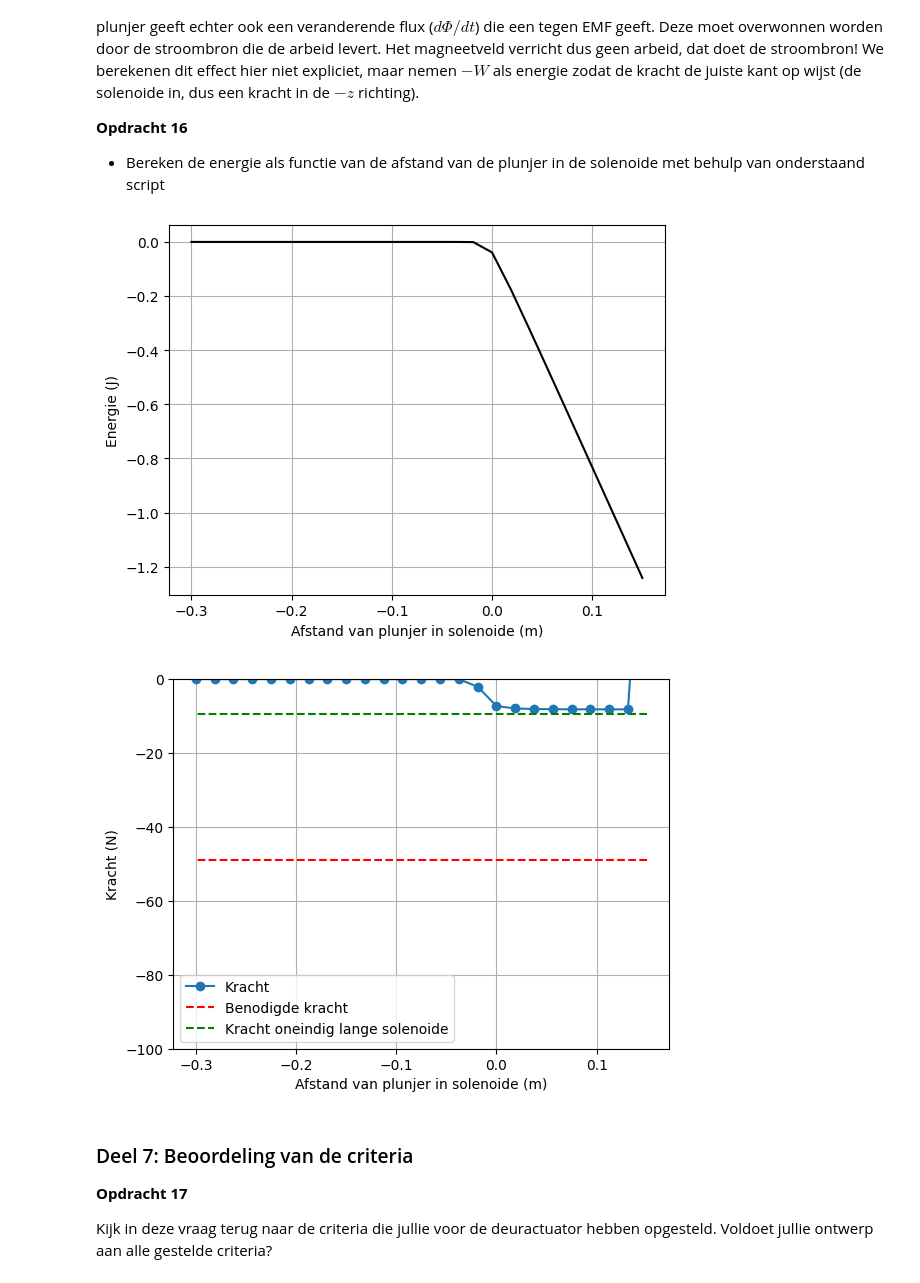
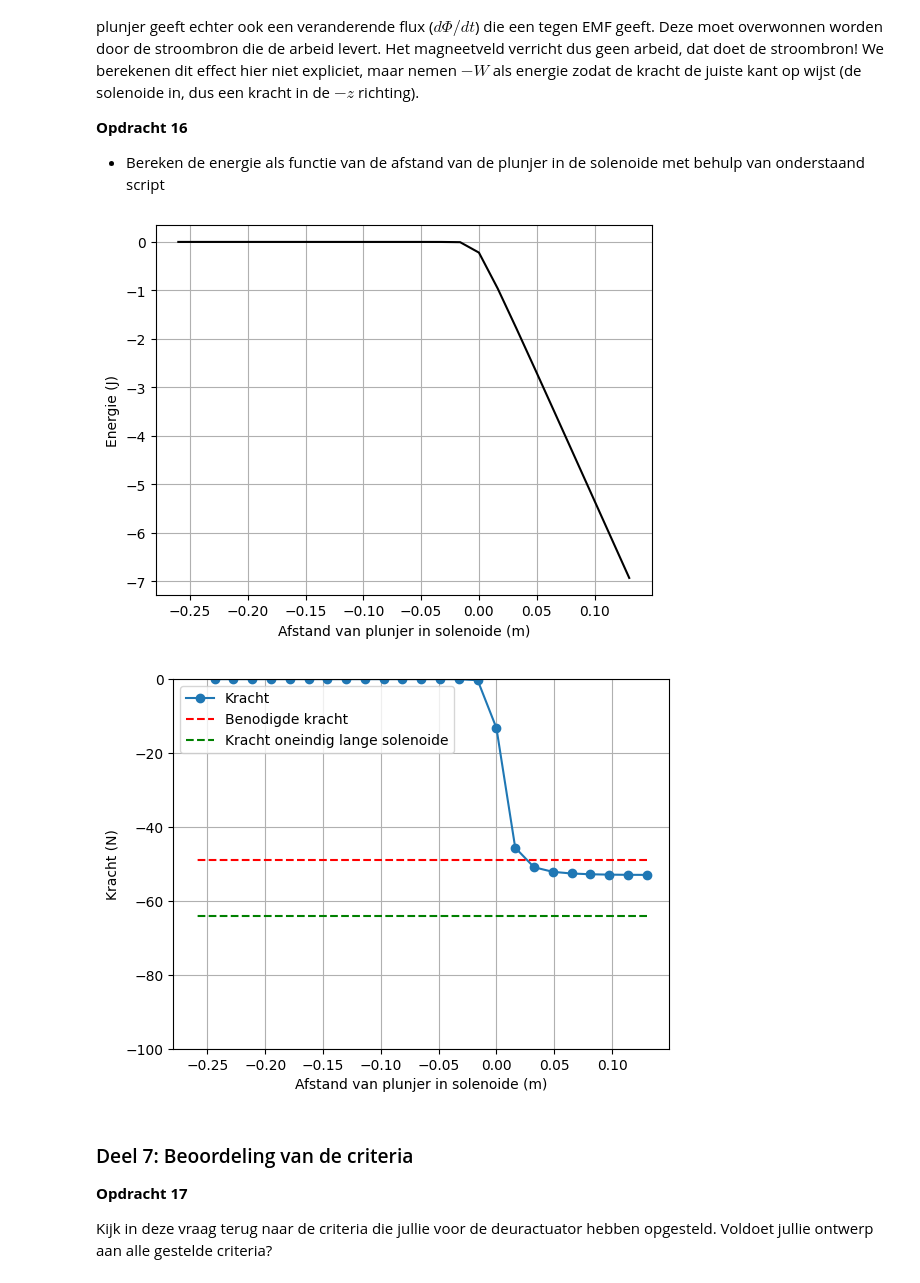
Before and after one commit to Ikbenjamin07/opdrachten-DEF-D, a Jupyter notebook: DigitaleOntwerpopdrachten/2KrachtactuatorOpdracht/KrachtactuatorOpdracht.ipynb, the cells around one changed output. Saved outputs shown, nothing was run; the diff lists cells and outputs as text; code cells hidden in the pictures.

```diff
--- a/DigitaleOntwerpopdrachten/2KrachtactuatorOpdracht/KrachtactuatorOpdracht.ipynb
+++ b/DigitaleOntwerpopdrachten/2KrachtactuatorOpdracht/KrachtactuatorOpdracht.ipynb
@@ -249,7 +256,7 @@ Er zijn geen ontwerpmogelijkheden voor de eigen en gegeven deurontwerpen. Bij de
 # %%
 #deuropener ons ontwerp
 V_deur = 200 #12 #Volt
-I_deur = 2 #180 #A
+I_deur = 3 #180 #A
 r_2 = 0.3e-3 /2 #m
 
 L_deurdraad = length_wire(V_deur, I_deur, rho_Fe, r_2)
@@ -257,8 +264,8 @@ print(f"Draadlengte deurontwerp: {L_deurdraad:.2f} m")
 
 #deuropener gegeven ontwerp
 V_deur2 = 200 #Volt
-I_deur2 = 2#A
-r_deur2 = 0.2e-3 /2 #m
+I_deur2 = 4#A
+r_deur2 = 0.3e-3 /2 #m
 
 L_deurdraad2 = length_wire(V_deur2, I_deur2,rho_Fe,r_deur2)
 print(f"Draadlengte gegeven deurontwerp : {L_deurdraad2:.2f} m")
@@ -328,9 +320,9 @@ Ld = 14.71 m
 # %%
-L_sol_deur1 = 0.12 #m
+L_sol_deur1 = 0.25 #m
 r_sol_deur1 = 0.05 #m
 L_d_deur1 = L_deurdraad
 
-L_sol_deur2 = 0.30 #m
+L_sol_deur2 = 0.26 #m
 r_sol_deur2 = 0.01 #m
 L_d_deur2 = L_deurdraad2
 
@@ -614,21 +606,21 @@ plt.plot(L_s/2 - z_ax, np.flipud(Wz), '-k')
 plt.xlabel('Afstand van plunjer in solenoide (m)'), plt.ylabel('Energie (J)'), plt.grid()
 plt.show()
 # %% [output]
-[figure, old version]
+[figure, new version]
 # %%
 force_analytical = -mu_0*mu_r*np.pi*r_s**2*aantal_omwent**2*I**2/2/L_s**2 # Kracht uitrekenen numeriek
-force_numerical=np.diff(Wz, n=1, append=[0])/(z_ax[1] - z_ax[0]) # Kracht uitrekenen
+force_numerical=np.diff(Wz, n=1)/(z_ax[1] - z_ax[0]) # Kracht uitrekenen
 
 # Plotting the results
 plt.figure()
-plt.plot(L_s/2 - z_ax, np.flipud(force_numerical), '-o', label='Kracht')
+plt.plot(L_s/2 - z_ax[:-1], np.flipud(force_numerical), '-o', label='Kracht')
 plt.plot(L_s/2 - z_ax, (-5*9.8)*np.ones(n_ax), '--r', label='Benodigde kracht')
 plt.plot(L_s/2 - z_ax, force_analytical*np.ones(n_ax), '--g', label='Kracht oneindig lange solenoide')
 plt.xlabel('Afstand van plunjer in solenoide (m)'), plt.ylabel('Kracht (N)'), plt.grid(), plt.legend()
 plt.ylim([-100, 0])
 plt.show()
 # %% [output]
-[figure, old version]
+[figure, new version]
 # %% [markdown]
 ### Deel 7: Beoordeling van de criteria
 **Opdracht 17**
```
Also changed, not shown: parts of 11 cells of this notebook.
